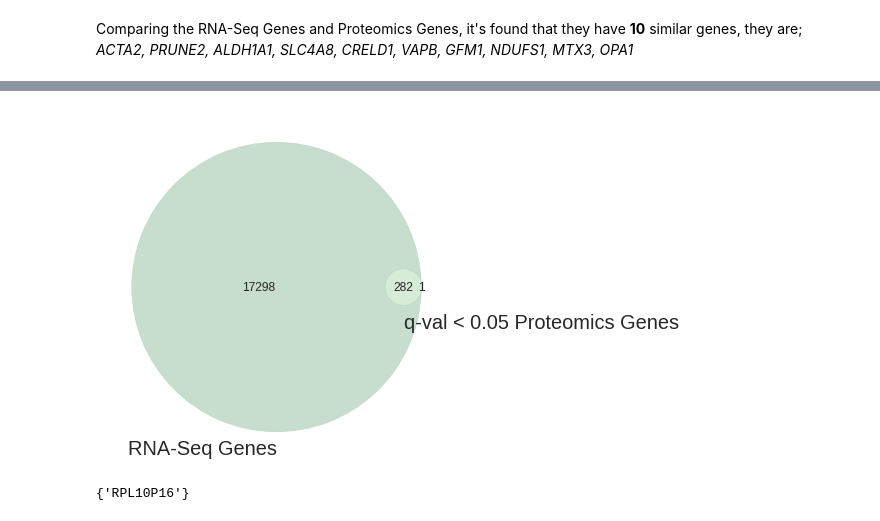
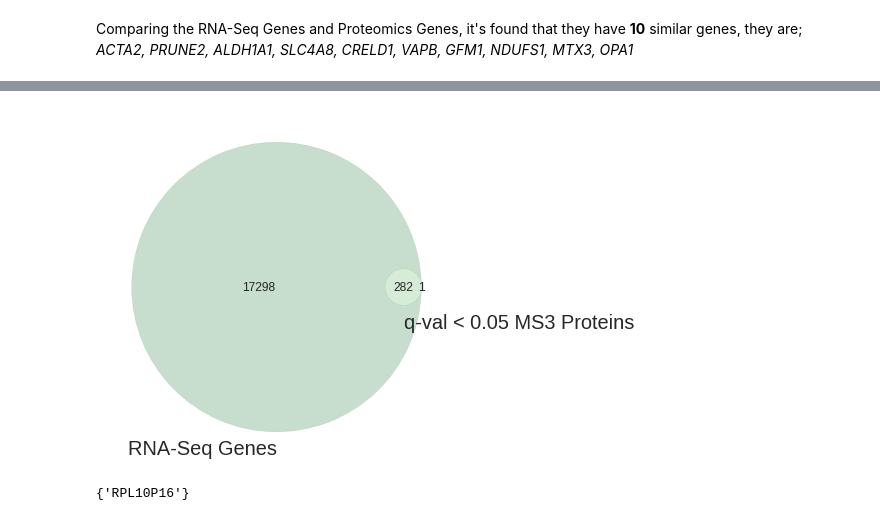
Before and after one commit to J-Wengler/winter-internship-2017, a Jupyter notebook: src/Distribution of Log Fold Change.ipynb, the cells around one changed output, grey strips where cells are left out. Saved outputs shown, nothing was run; the diff lists cells and outputs as text; code cells hidden in the pictures.

```diff
--- a/src/Distribution of Log Fold Change.ipynb
+++ b/src/Distribution of Log Fold Change.ipynb
@@ -160,16 +160,16 @@ totProtRNAVenn = venn2(totProtRNA, ['RNA-Seq Genes', 'Proteomics Genes'])
 # %%
 # Create intersection between proteomics genes with q-value < 0.05 and total RNA-seq genes
 intersectProtRNAs = len(set(lowQVal['Symbol']).intersection(datPD['symbol']))
 
 # Plot the sets and intersection
 with sns.plotting_context('paper', font_scale=0.9):
     intProtRNAs = [datPD.shape[0] - intersectProtRNAs, lowQVal.shape[0] - intersectProtRNAs, intersectProtRNAs]
-    intProtRNAsVenn = venn2(intProtRNAs, ['RNA-Seq Genes', 'q-val < 0.05 Proteomics Genes'])
+    intProtRNAsVenn = venn2(intProtRNAs, ['RNA-Seq Genes', 'q-val < 0.05 MS3 Proteins'])
 
     intProtRNAsVenn.get_patch_by_id('10').set_color('#73AB84')
     intProtRNAsVenn.get_patch_by_id('11').set_color('#99D19C')
 # %% [output]
-[figure, old version]
+[figure, new version]
 # %%
 # Find the different genes between two sets
 diffProtRNAs = set(lowQVal['Symbol']).difference(datPD['symbol'])
```
Also changed, not shown: parts of 11 cells of this notebook.
